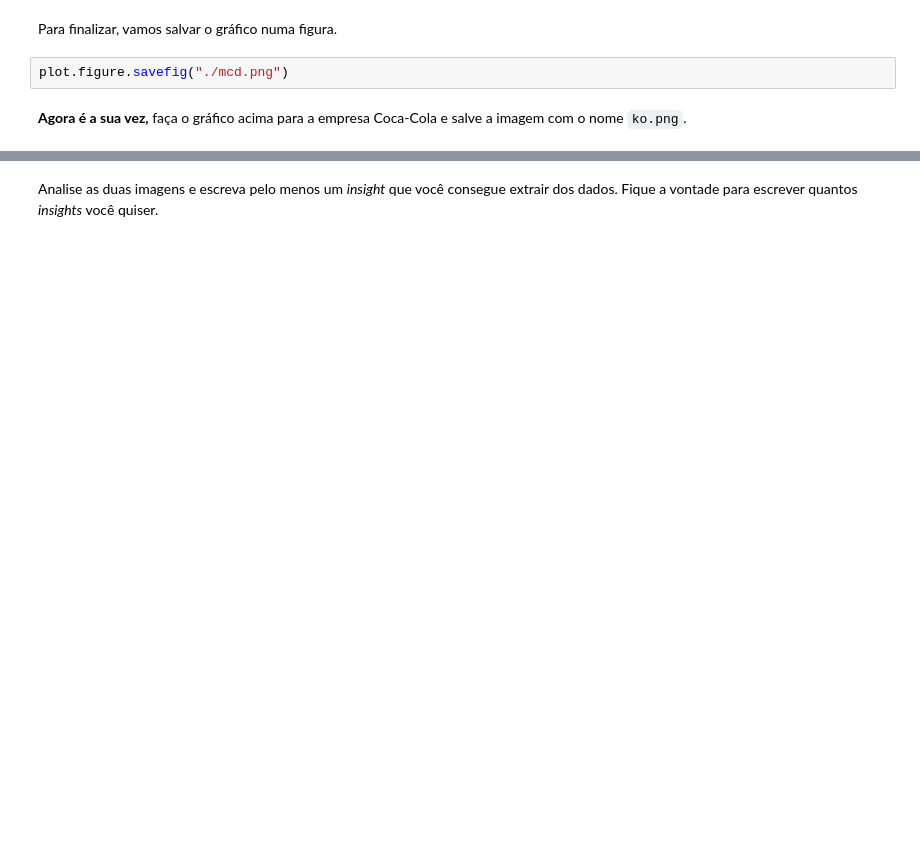
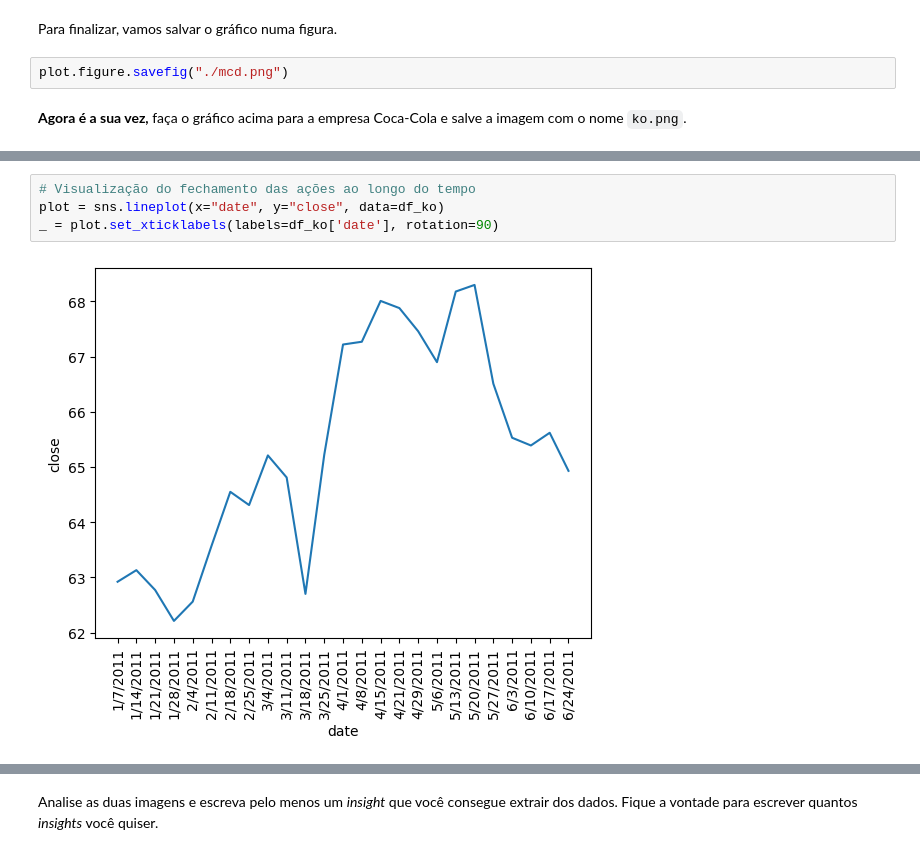
Before and after one commit to BrunoOliveira16/Curso-Back-End-EBAC, a Jupyter notebook: 01-Introducao-Python/Modulo-07/Python_M7_Exercicios_Solucao.ipynb, the cells around one changed output, grey strips where cells are left out. Cells and saved outputs as stored; diff of their text form; blank space fills up the shorter version.

```diff
--- a/01-Introducao-Python/Modulo-07/Python_M7_Exercicios_Solucao.ipynb
+++ b/01-Introducao-Python/Modulo-07/Python_M7_Exercicios_Solucao.ipynb
@@ -159,0 +278,6 @@ plot.figure.savefig("./mcd.png")
+# %%
+# Visualização do fechamento das ações ao longo do tempo
+plot = sns.lineplot(x="date", y="close", data=df_ko)
+_ = plot.set_xticklabels(labels=df_ko['date'], rotation=90)
+# %% [output]
+[figure, added]
```
Also changed, not shown: parts of 27 cells of this notebook, 5 other files.
